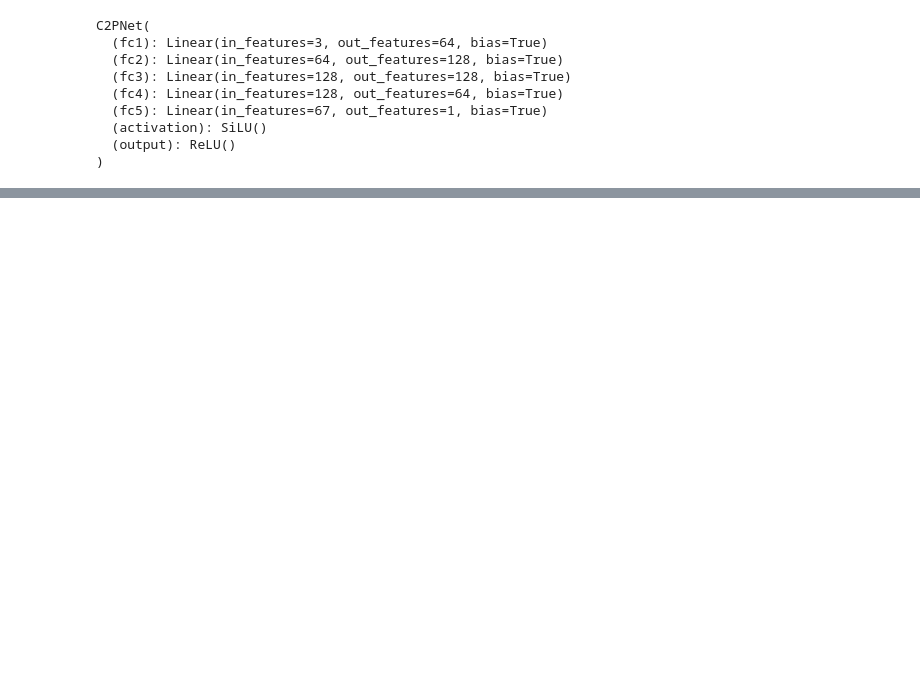
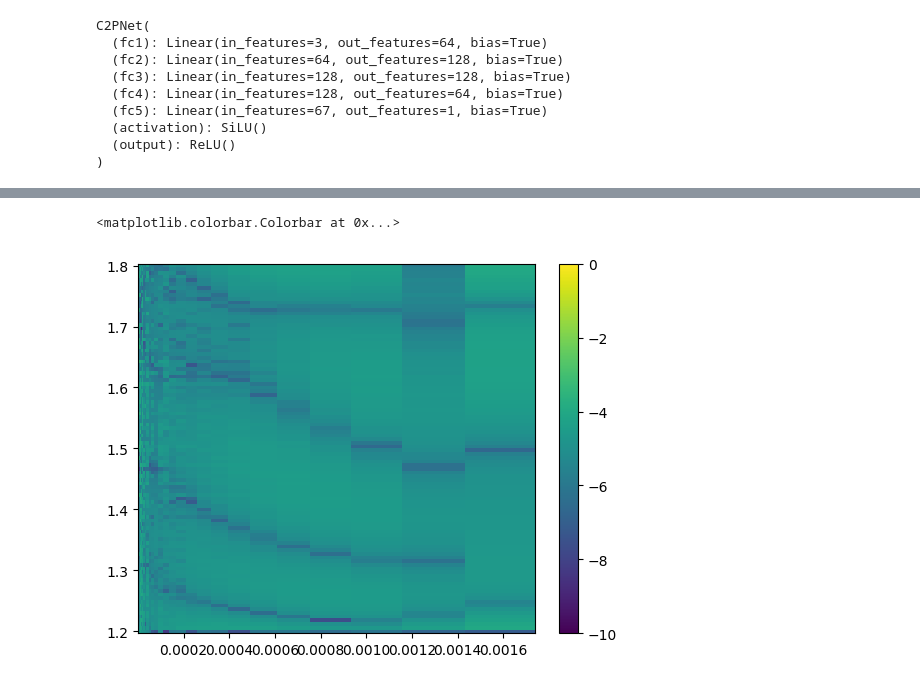
Before and after one commit to carlomusolino/c2p_ML, a Jupyter notebook: c2p_analysis.ipynb, the cells around one changed output, grey strips where cells are left out. Drawn from its saved outputs; the diff is of its cells as text; code cells hidden in the pictures; blank space fills up the shorter version.

```diff
--- a/c2p_analysis.ipynb
+++ b/c2p_analysis.ipynb
@@ -151,7 +151,7 @@ Wmin = 1.2
 Wmax = 1.8
 lrhomin = -12
 lrhomax = -2.8
-N = 200
+N = 100
 W   = torch.linspace(Wmin,Wmax,N,device=device)
 rho = 10**(torch.linspace(lrhomin,lrhomax,N,device=device))
 
@@ -206,0 +210,8 @@ plt.colorbar(a)
+# %%
+fig, ax = plt.subplots()
+#print(np.any(np.isnan(Zp)))
+a = ax.pcolormesh(RHO,WW,np.log10(np.abs(press_res)), vmin=-10,vmax=0)
+plt.colorbar(a)
+# %% [output]
+<matplotlib.colorbar.Colorbar at 0x...>
+[figure, added]
```
Also changed, not shown: parts of 4 cells of this notebook, 35 other files.
